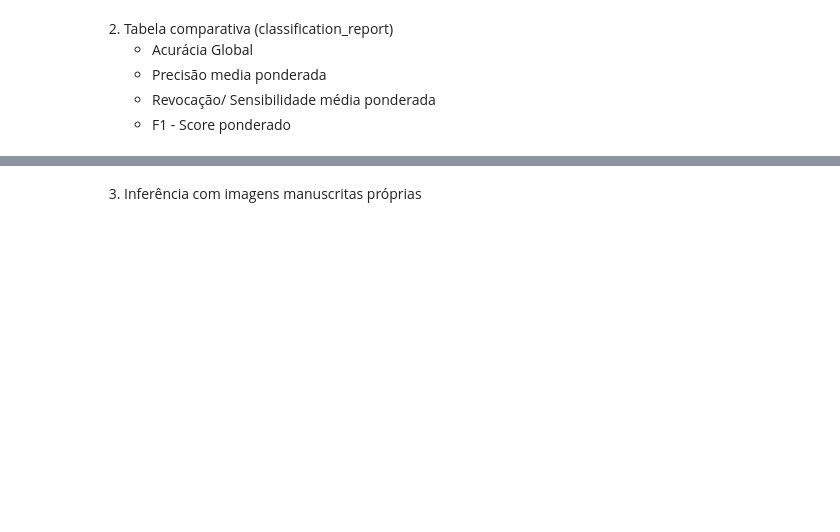
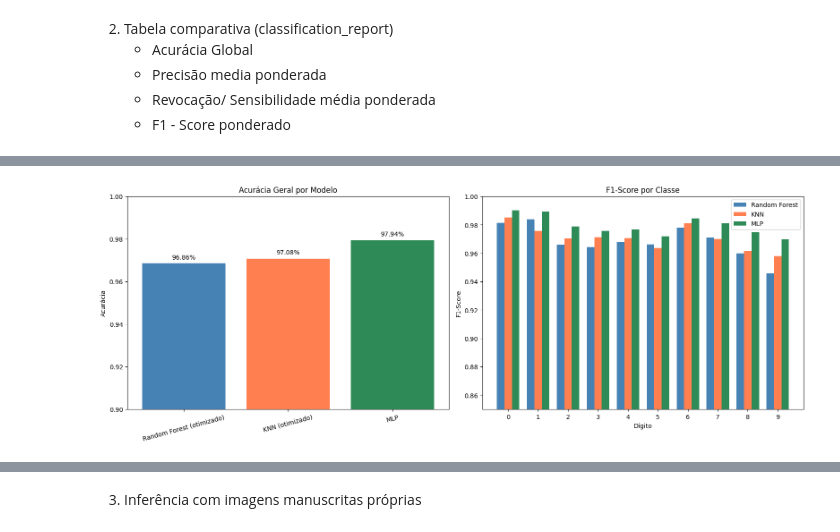
Before and after one commit to eduardobauer1981/Miniprojeto_modulo2, a Jupyter notebook: digitos_manuscritos.ipynb, the cells around one changed output, grey strips where cells are left out. Drawn from its saved outputs; the diff is of its cells as text; code cells hidden in the pictures; blank space fills up the shorter version.

```diff
--- a/digitos_manuscritos.ipynb
+++ b/digitos_manuscritos.ipynb
@@ -230,3 +515,66 @@ plt.show()
     - Precisão media ponderada
     - Revocação/ Sensibilidade média ponderada
     - F1 - Score ponderado
+# %%
+# Acurácia geral
+resultados = {
+    'Random Forest (otimizado)': accuracy_score(y_test, y_pred_otimizado),
+    'KNN (otimizado)': accuracy_score(y_test, y_pred_knn_otimizado),
+    'MLP': accuracy_score(y_test, y_pred_mlp)
+}
+
+print("=== Acurácia Geral ===")
+for modelo, acc in resultados.items():
+    print(f"{modelo}: {acc*100:.2f}%")
+
+# Tabela comparativa de F1-score por classe
+rel_rf = classification_report(y_test, y_pred_otimizado, output_dict=True)
+rel_knn = classification_report(y_test, y_pred_knn_otimizado, output_dict=True)
+rel_mlp = classification_report(y_test, y_pred_mlp, output_dict=True)
+
+comparacao = pd.DataFrame({
+    'Classe': [str(i) for i in range(10)],
+    'F1 - Random Forest': [rel_rf[str(i)]['f1-score'] for i in range(10)],
+    'F1 - KNN': [rel_knn[str(i)]['f1-score'] for i in range(10)],
+    'F1 - MLP': [rel_mlp[str(i)]['f1-score'] for i in range(10)],
+}).round(4)
+
+print("\n=== F1-Score por Classe ===")
+print(comparacao)
+
+print("\n=== Médias (macro avg) ===")
+print(f"Random Forest -> Precision: {rel_rf['macro avg']['precision']:.4f} | "
+      f"Recall: {rel_rf['macro avg']['recall']:.4f} | F1: {rel_rf['macro avg']['f1-score']:.4f}")
+print(f"KNN           -> Precision: {rel_knn['macro avg']['precision']:.4f} | "
+      f"Recall: {rel_knn['macro avg']['recall']:.4f} | F1: {rel_knn['macro avg']['f1-score']:.4f}")
+print(f"MLP           -> Precision: {rel_mlp['macro avg']['precision']:.4f} | "
+      f"Recall: {rel_mlp['macro avg']['recall']:.4f} | F1: {rel_mlp['macro avg']['f1-score']:.4f}")
+
+# Gráfico de barras: acurácia geral
+fig, axes = plt.subplots(1, 2, figsize=(16, 6))
+
+axes[0].bar(resultados.keys(), resultados.values(), color=['steelblue', 'coral', 'seagreen'])
+axes[0].set_title('Acurácia Geral por Modelo')
+axes[0].set_ylabel('Acurácia')
+axes[0].set_ylim(0.9, 1.0)
+axes[0].tick_params(axis='x', rotation=15)
+for i, v in enumerate(resultados.values()):
+    axes[0].text(i, v + 0.002, f'{v*100:.2f}%', ha='center')
+
+# Gráfico de barras: F1-score por classe
+x = np.arange(10)
+largura = 0.25
+
+axes[1].bar(x - largura, comparacao['F1 - Random Forest'], largura, label='Random Forest', color='steelblue')
+axes[1].bar(x, comparacao['F1 - KNN'], largura, label='KNN', color='coral')
+axes[1].bar(x + largura, comparacao['F1 - MLP'], largura, label='MLP', color='seagreen')
+axes[1].set_xlabel('Dígito')
+axes[1].set_ylabel('F1-Score')
+axes[1].set_title('F1-Score por Classe')
+axes[1].set_xticks(x)
+axes[1].legend()
+axes[1].set_ylim(0.85, 1.0)
+
+plt.tight_layout()
+plt.show()
+# %% [output]
@@ -232,0 +598 @@ plt.show()
+[figure, added]
```
Also changed, not shown: parts of 39 cells of this notebook, 4 other files.
